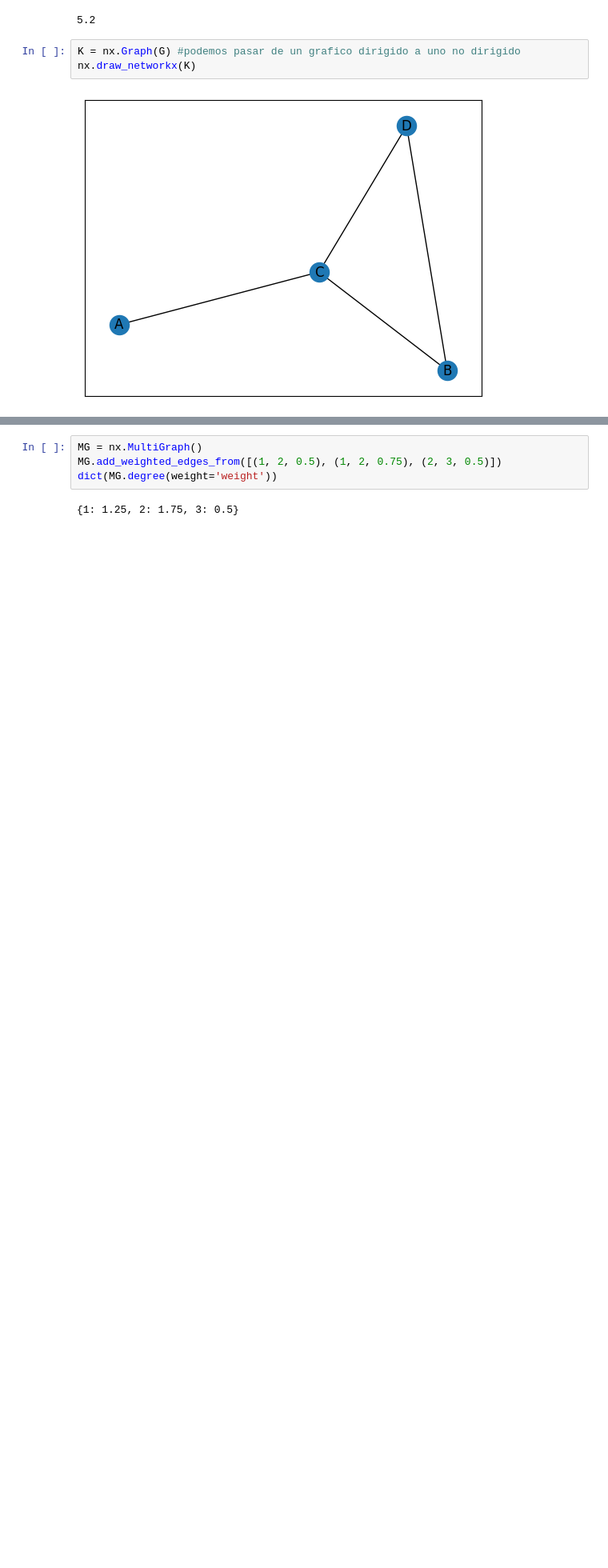
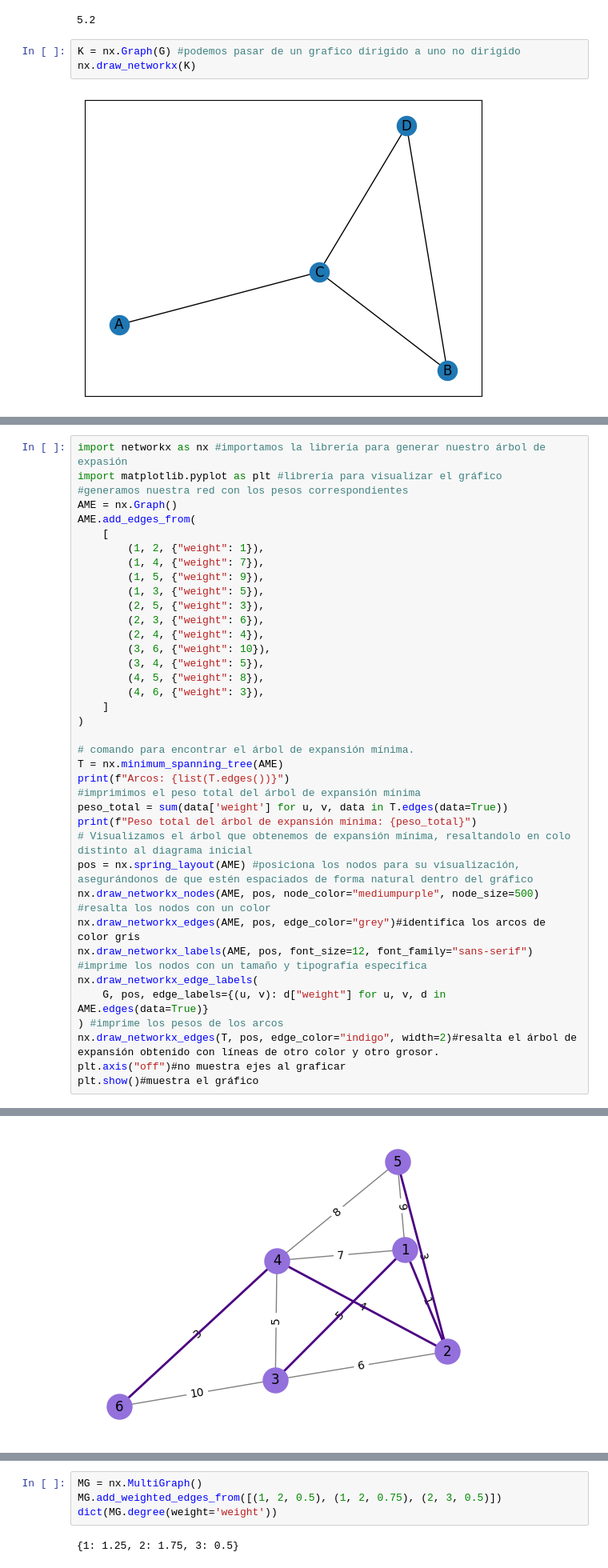
Before and after one commit to VilchisKarla/Investigacion-de-Operaciones, a Jupyter notebook: ModeloRedes.ipynb, the cells around one changed output, grey strips where cells are left out. Shown at 80% size. Drawn from its saved outputs; the diff is of its cells as text; blank space fills up the shorter version.

```diff
--- a/ModeloRedes.ipynb
+++ b/ModeloRedes.ipynb
@@ -199,0 +217,39 @@ nx.draw_networkx(K)
+# %%
+import networkx as nx #importamos la librería para generar nuestro árbol de expasión
+import matplotlib.pyplot as plt #librería para visualizar el gráfico
+#generamos nuestra red con los pesos correspondientes
+AME = nx.Graph()
+AME.add_edges_from(
+    [
+        (1, 2, {"weight": 1}),
+        (1, 4, {"weight": 7}),
+        (1, 5, {"weight": 9}),
+        (1, 3, {"weight": 5}),
+        (2, 5, {"weight": 3}),
+        (2, 3, {"weight": 6}),
+        (2, 4, {"weight": 4}),
+        (3, 6, {"weight": 10}),
+        (3, 4, {"weight": 5}),
+        (4, 5, {"weight": 8}),
+        (4, 6, {"weight": 3}),
+    ]
+)
+
+# comando para encontrar el árbol de expansión mínima.
+T = nx.minimum_spanning_tree(AME)
+print(f"Arcos: {list(T.edges())}")
+#imprimimos el peso total del árbol de expansión mínima
+peso_total = sum(data['weight'] for u, v, data in T.edges(data=True))
+print(f"Peso total del árbol de expansión mínima: {peso_total}")
+# Visualizamos el árbol que obtenemos de expansión mínima, resaltandolo en colo distinto al diagrama inicial
+pos = nx.spring_layout(AME) #posiciona los nodos para su visualización, asegurándonos de que estén espaciados de forma natural dentro del gráfico
+nx.draw_networkx_nodes(AME, pos, node_color="mediumpurple", node_size=500) #resalta los nodos con un color
+nx.draw_networkx_edges(AME, pos, edge_color="grey")#identifica los arcos de color gris
+nx.draw_networkx_labels(AME, pos, font_size=12, font_family="sans-serif") #imprime los nodos con un tamaño y tipografía específica
+nx.draw_networkx_edge_labels(
+    G, pos, edge_labels={(u, v): d["weight"] for u, v, d in AME.edges(data=True)}
+) #imprime los pesos de los arcos
+nx.draw_networkx_edges(T, pos, edge_color="indigo", width=2)#resalta el árbol de expansión obtenido con líneas de otro color y otro grosor.
+plt.axis("off")#no muestra ejes al graficar
+plt.show()#muestra el gráfico
+# %% [output]
@@ -199,0 +258 @@ nx.draw_networkx(K)
+[figure, added]
```
Also changed, not shown: parts of 11 cells of this notebook.
